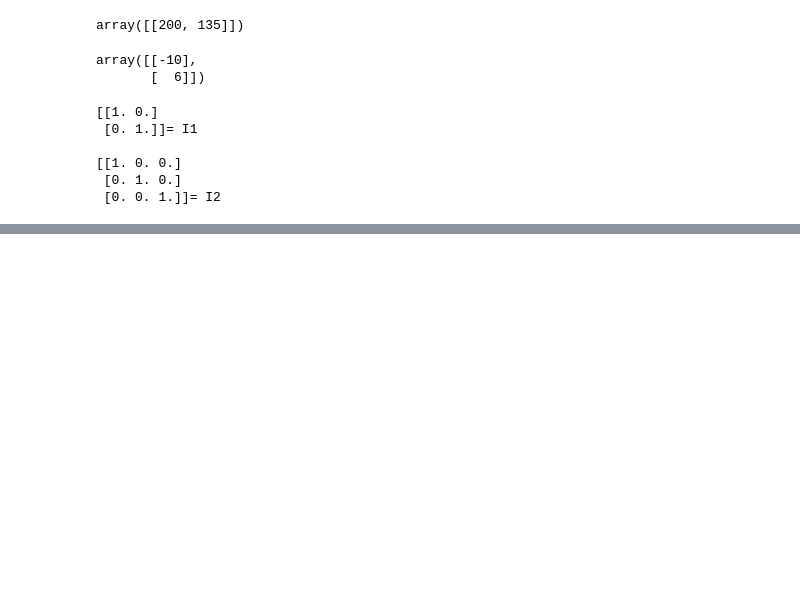
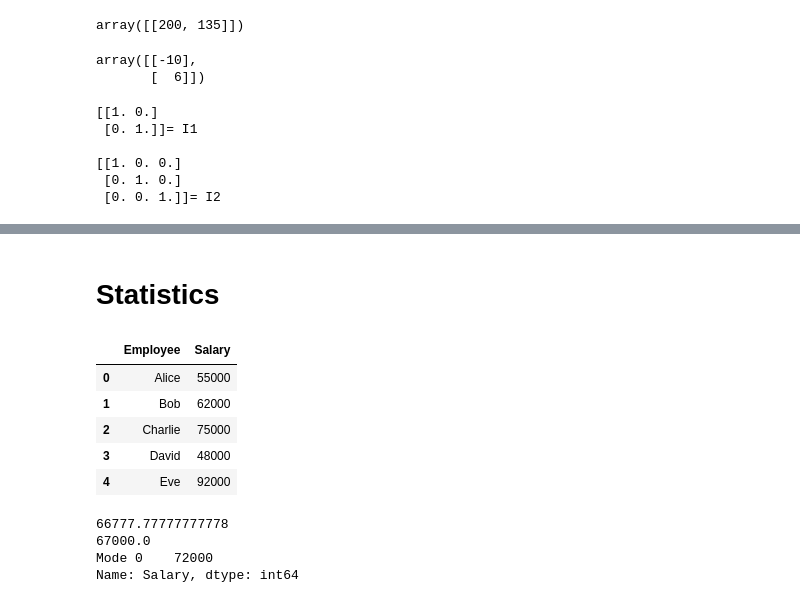
Before and after one commit to sanjay-k-j/Maths_for_machine_learning, a Jupyter notebook: example1.ipynb, the cells around one changed output, grey strips where cells are left out. Saved outputs shown, nothing was run; the diff lists cells and outputs as text; code cells hidden in the pictures; blank space fills up the shorter version.

```diff
--- a/example1.ipynb
+++ b/example1.ipynb
@@ -41,0 +191,2 @@ print(I2, end = "= I2\n\n")
+# %% [markdown]
+# Statistics
@@ -41,0 +195,27 @@ print(I2, end = "= I2\n\n")
+# %%
+data = {
+    "Employee": ["Alice", "Bob", "Charlie", "David", "Eve", "Frank", "Grace", "Hannah", "Ian"],
+    "Salary": [55000, 62000, 75000, 48000, 92000, 58000, 67000, 72000, 72000]
+}
+
+df = pd.DataFrame(data)
+df.head()
+# %% [output]
+|  | Employee | Salary |
+| 0 | Alice | 55000 |
+| 1 | Bob | 62000 |
+| 2 | Charlie | 75000 |
+| 3 | David | 48000 |
+| 4 | Eve | 92000 |
+# %%
+# calculate the mean
+
+print(df['Salary'].mean())
+print(df['Salary'].median())
+
+print('Mode', df['Salary'].mode())
+# %% [output]
+66777.77777777778
+67000.0
+Mode 0    72000
+Name: Salary, dtype: int64
```
Also changed, not shown: parts of 11 cells of this notebook, 3 other files.
